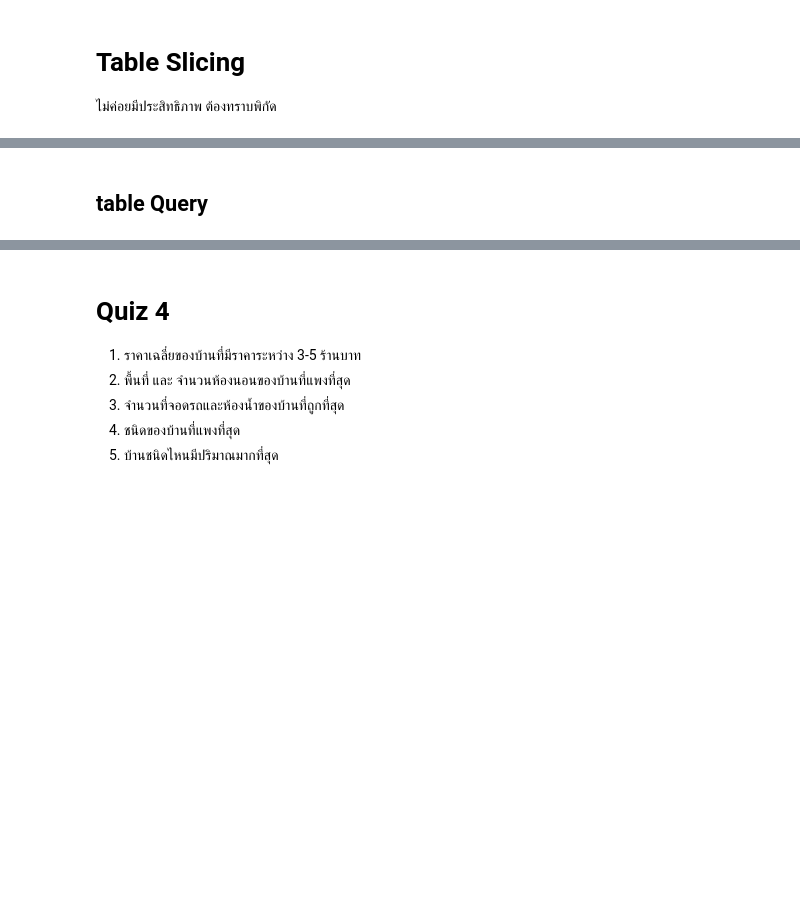
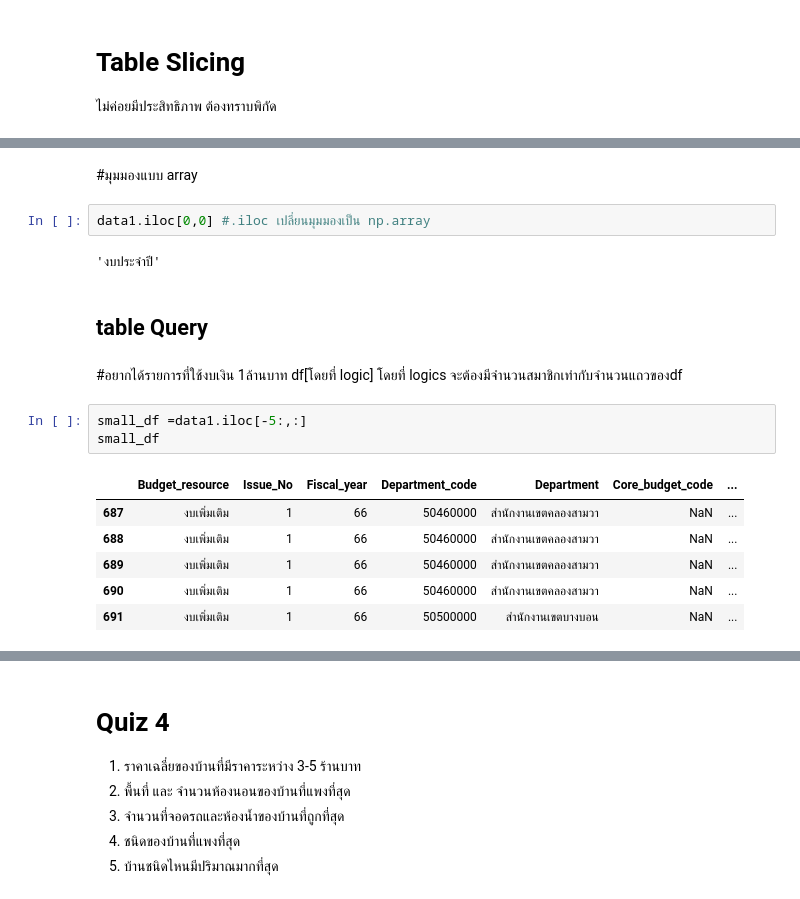
Before and after one commit to lapatradaa/python_dataviz2023, a Jupyter notebook: Pandas101.ipynb, the cells around one changed output, grey strips where cells are left out. Saved outputs shown, nothing was run; the diff lists cells and outputs as text; blank space fills up the shorter version.

```diff
--- a/Pandas101.ipynb
+++ b/Pandas101.ipynb
@@ -187,2 +164,21 @@ data1.iloc[-20 :,7:10]
+# %% [markdown]
+#มุมมองแบบ array
+# %%
+data1.iloc[0,0] #.iloc เปลี่ยนมุมมองเป็น np.array
+# %% [output]
+'งบประจำปี'
 # %% [markdown]
  ## table Query
+# %% [markdown]
+#อยากได้รายการที่ใช้งบเงิน 1ล้านบาท
+df[โดยที่ logic] โดยที่ logics จะต้องมีจำนวนสมาชิกเท่ากับจำนวนแถวของdf
+# %%
+small_df =data1.iloc[-5:,:]
+small_df
+# %% [output]
+|  | Budget_resource | Issue_No | Fiscal_year | Department_code | Department | Core_budget_code | ... |
+| 687 | งบเพิ่มเติม | 1 | 66 | 50460000 | สำนักงานเขตคลองสามวา | NaN | ... |
+| 688 | งบเพิ่มเติม | 1 | 66 | 50460000 | สำนักงานเขตคลองสามวา | NaN | ... |
+| 689 | งบเพิ่มเติม | 1 | 66 | 50460000 | สำนักงานเขตคลองสามวา | NaN | ... |
+| 690 | งบเพิ่มเติม | 1 | 66 | 50460000 | สำนักงานเขตคลองสามวา | NaN | ... |
+| 691 | งบเพิ่มเติม | 1 | 66 | 50500000 | สำนักงานเขตบางบอน | NaN | ... |
```
Also changed, not shown: parts of 108 cells of this notebook.
